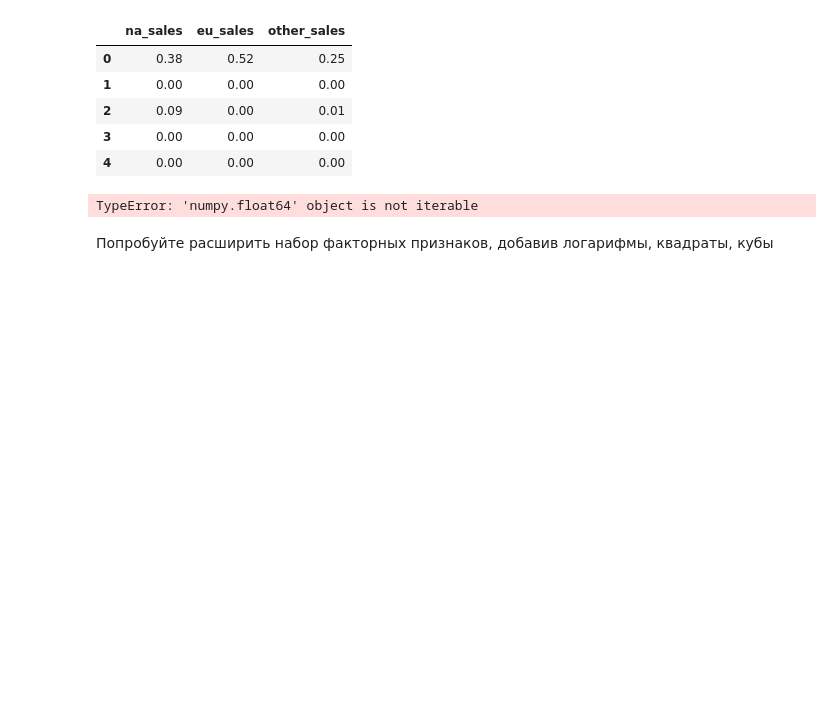
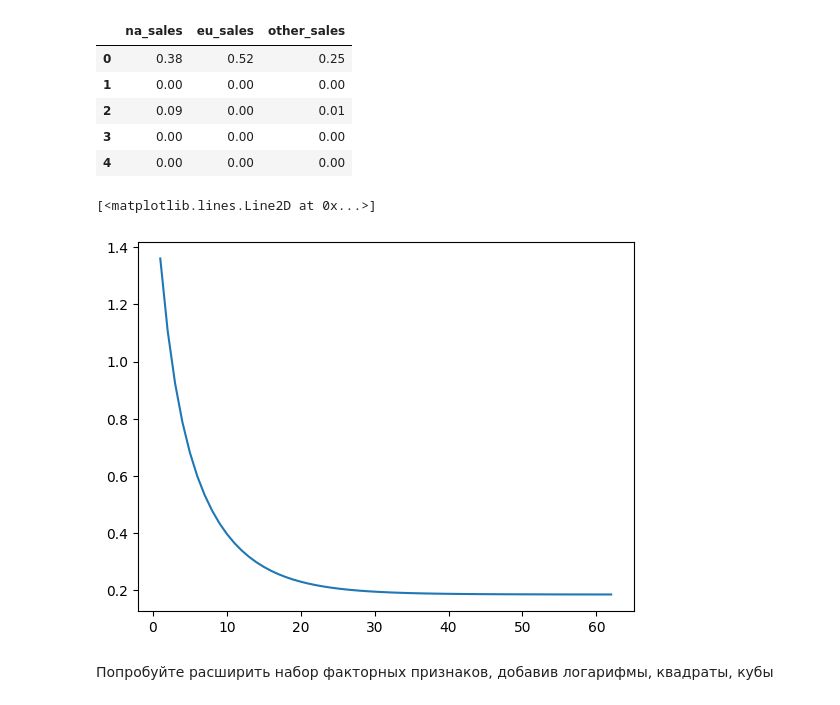
Before and after one commit to bobrotopor/AI, a Jupyter notebook: regression/regression_1.ipynb, the cells around one changed output. Cells and saved outputs as stored; diff of their text form; code cells hidden in the pictures; blank space fills up the shorter version.

```diff
--- a/regression/regression_1.ipynb
+++ b/regression/regression_1.ipynb
@@ -332,10 +332,16 @@ class MultiRegression(object):
             predict_Y = self.predict(x)
 
             self.dJ_da[0] = -2*sum((Y - predict_Y))  # частная производная функционала по параметру a0
-            self.dJ_da[:1] = np.array([
-                -2*sum((Y - predict_Y) @ x[:, idx])
-                for idx in range(self.num_factors)
-            ])
+
+            for idx in range(self.num_factors):
+                self.dJ_da[1 + idx] = -2*sum((Y - predict_Y) * x[:, idx])
+
+
+
+            # self.dJ_da[:1] = np.array([
+            #     -2*sum((Y - predict_Y) @ x[:, idx])
+            #     for idx in range(self.num_factors)
+            # ])
             self.a -= alpha*self.dJ_da
 
             new_error = self.MSE(x, Y)
@@ -375,8 +365,13 @@ x.head()
 | 3 | 0.00 | 0.00 | 0.00 |
 | 4 | 0.00 | 0.00 | 0.00 |
 # %%
-steps, errors = multi_regr.fit(x, Y, alpha=0.001)
+multi_regr = MultiRegression(num_factors=3)
+steps, errors = multi_regr.fit(x, Y, alpha=1e-5, epsylon=0.185)
-# %% [output]
-TypeError: 'numpy.float64' object is not iterable
+# %%
+plt.figure()
+plt.plot(steps, errors)
+# %% [output]
+[<matplotlib.lines.Line2D at 0x...>]
+[figure, added]
 # %% [markdown]
 Попробуйте расширить набор факторных признаков, добавив логарифмы, квадраты, кубы
```
Also changed, not shown: parts of 3 cells of this notebook.
